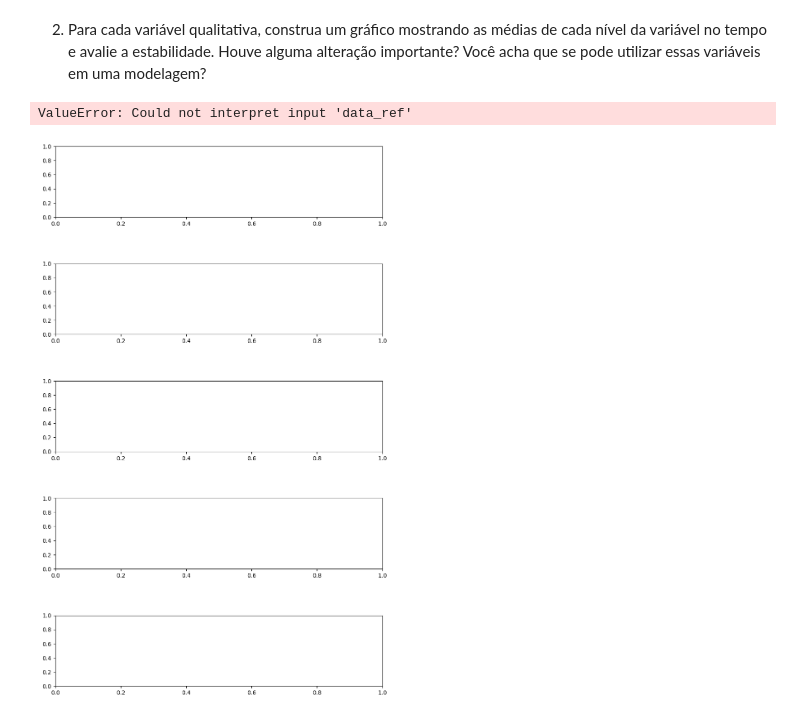
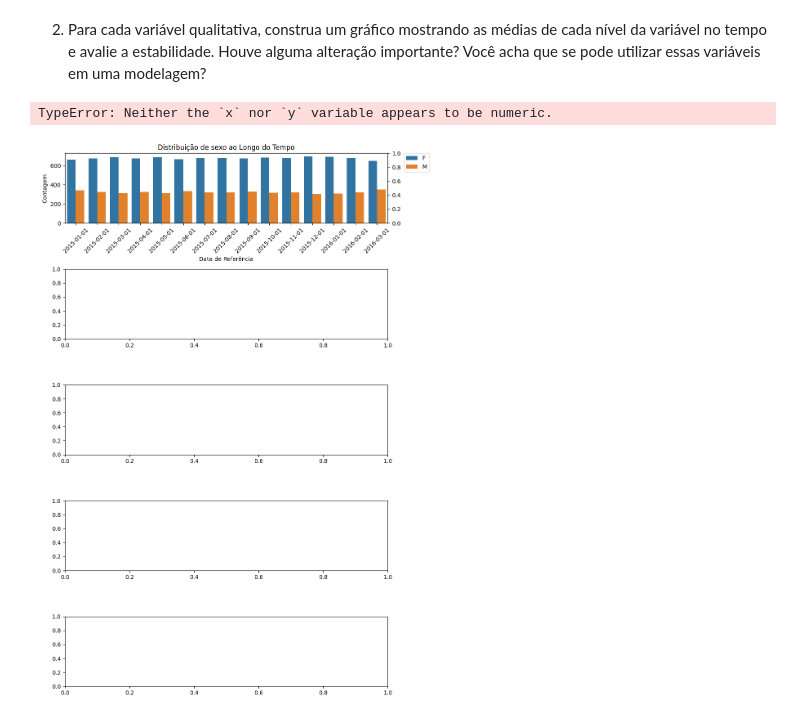
Before and after one commit to thomasgcosta/datascience-ebac, a Jupyter notebook: Tarefas/Profissao-Cientista de Dados_M10_support material_assignment03.ipynb, the cells around one changed output. Saved outputs shown, nothing was run; the diff lists cells and outputs as text; code cells hidden in the pictures.

```diff
--- a/Tarefas/Profissao-Cientista de Dados_M10_support material_assignment03.ipynb
+++ b/Tarefas/Profissao-Cientista de Dados_M10_support material_assignment03.ipynb
@@ -59,25 +59,35 @@ for i, variavel in enumerate(variaveis_qualitativas):
 # %% [markdown]
 2) Para cada variável qualitativa, construa um gráfico mostrando as médias de cada nível da variável no tempo e avalie a estabilidade. Houve alguma alteração importante? Você acha que se pode utilizar essas variáveis em uma modelagem?
 # %%
+import matplotlib.dates as mdates
+
+variaveis_qualitativas = ['sexo', 'tipo_residencia', 'estado_civil', 'tipo_renda','educacao']
+#converte a coluna data_ref em datetime
+
+# Definir o número de linhas e colunas para o grid
+num_linhas = len(variaveis_qualitativas)
+num_colunas = 1  # Uma coluna para o tempo
 # Criar a figura e os subplots
 fig, axs = plt.subplots(num_linhas, num_colunas, figsize=(10, 3 * num_linhas))
 fig.tight_layout(pad=6.0)
 
 for i, variavel in enumerate(variaveis_qualitativas):
-    ax = sns.countplot(x='data_ref', hue=variavel,data=df.groupby(['data_ref', variavel])['renda'].mean(), ax=axs[i])
+    ax = sns.countplot(x='data_ref', hue=variavel, data=df, ax=axs[i])
     #retorna as data em tempo unicos para a geração do gráfico
-    ticks_labels = df['data_ref'].map(lambda ts: ts.strftime("%m-%Y")).unique()
+    ticks_labels = df['data_ref'].unique()
 
     ticks = ax.set_xticks(list(range(df['data_ref'].nunique())))
     labels = ax.set_xticklabels(ticks_labels, rotation=45)
 
     # Adicionar legenda fora do gráfico
     ax.legend(bbox_to_anchor=(1.05, 1), loc=2, borderaxespad=0.)
     ax.set_xlabel('Data de Referência')
     ax.set_ylabel('Contagem')
     ax.set_title(f'Distribuição de {variavel} ao Longo do Tempo')
+    axb = ax.twinx()
+    axb = sns.pointplot(x='data_ref', y=variavel, data=df, dodge=True, errorbar=('ci', 90), color = 'navy')
     # Adicionar legenda fora do gráfico
     ax.legend(bbox_to_anchor=(1.05, 1), loc=2, borderaxespad=0.)
 # %% [output]
-ValueError: Could not interpret input 'data_ref'
+TypeError: Neither the `x` nor `y` variable appears to be numeric.
-[figure, old version]
+[figure, new version]
```
Also changed, not shown: 2 other files.
